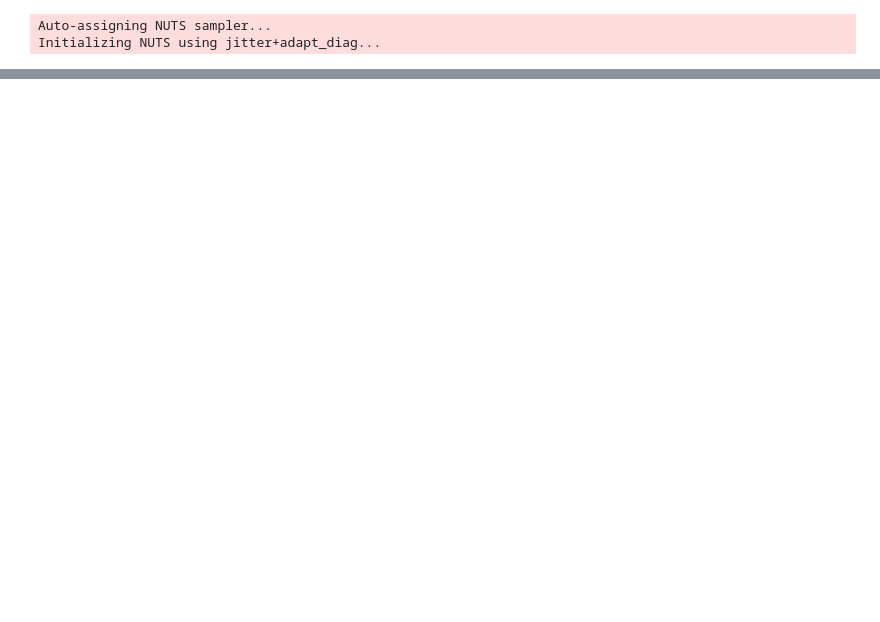
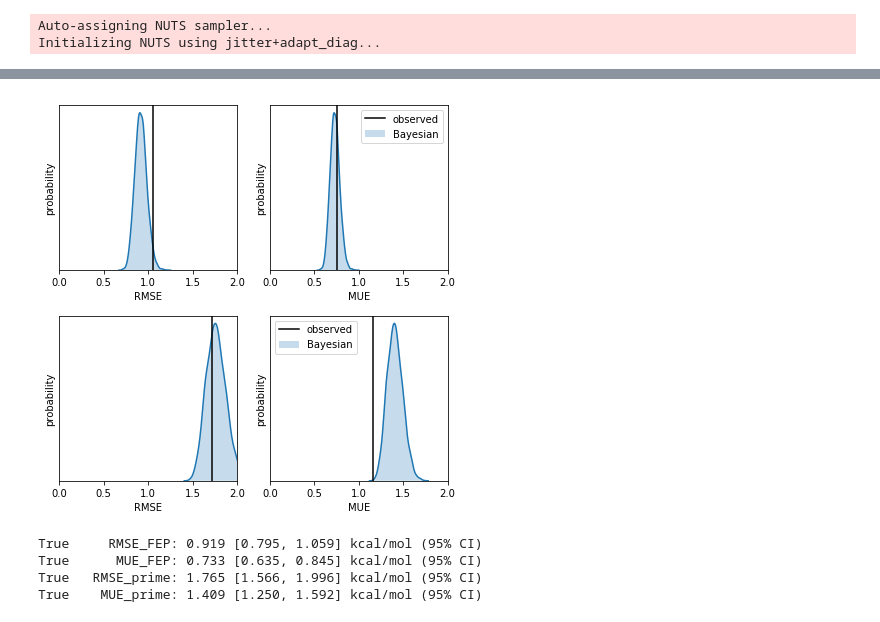
Before and after one commit to kehauser/Predicting-resistance-of-clinical-Abl-mutations-to-targeted-kinase-inhibitors-using-FEP, a Jupyter notebook: Bayesian analysis.ipynb, the cells around one changed output, grey strips where cells are left out. Cells and saved outputs as stored; diff of their text form; code cells hidden in the pictures; blank space fills up the shorter version.

```diff
--- a/Bayesian analysis.ipynb
+++ b/Bayesian analysis.ipynb
@@ -639,0 +666,4 @@ True    MUE_prime: 1.438 [1.273, 1.630] kcal/mol (95% CI)
+# %%
+tki, mut, ic50, DDG_exp_obs, DDG_prime_obs, DDG_FEP_obs, dDDG_FEP_obs = read_all_inpfile('results/Ktest_all_all.dat')
+nmutants = len(tki)
+print(nmutants)
@@ -639,0 +715,66 @@ True    MUE_prime: 1.438 [1.273, 1.630] kcal/mol (95% CI)
+# %%
+# Plot the Bayesian confidence intervals for the RMSE and MUE
+plt.figure(figsize=[6,6]);
+
+# RMSE
+RMSE_obs = rmse(DDG_exp_obs, DDG_FEP_obs.mean(1))
+plt.subplot(221);
+sns.kdeplot(trace['RMSE_FEP'], shade=True);
+plt.plot([RMSE_obs, RMSE_obs], [0, 10], 'k-');
+#plt.legend(['observed', 'Bayesian']);
+plt.xlabel('RMSE');
+plt.ylabel('probability');
+plt.yticks([]);
+plt.xlim([0, 2])
+
+# MUE
+plt.subplot(222);
+MUE_obs = mue(DDG_exp_obs, DDG_FEP_obs.mean(1))
+sns.kdeplot(trace['MUE_FEP'], shade=True);
+plt.plot([MUE_obs, MUE_obs], [0, 10], 'k-');
+plt.legend(['observed', 'Bayesian']);
+plt.xlabel('MUE');
+plt.ylabel('probability');
+plt.yticks([]);
+plt.xlim([0, 2])
+
+# RMSE
+RMSE_obs = rmse(DDG_exp_obs, DDG_prime_obs)
+plt.subplot(223);
+sns.kdeplot(trace['RMSE_prime'], shade=True);
+plt.plot([RMSE_obs, RMSE_obs], [0, 10], 'k-');
+#plt.legend(['observed', 'Bayesian']);
+plt.xlabel('RMSE');
+plt.ylabel('probability');
+plt.yticks([]);
+plt.xlim([0, 2])
+
+
+# MUE
+plt.subplot(224);
+MUE_obs = mue(DDG_exp_obs, DDG_prime_obs)
+sns.kdeplot(trace['MUE_prime'], shade=True);
+plt.plot([MUE_obs, MUE_obs], [0, 10], 'k-');
+plt.legend(['observed', 'Bayesian']);
+plt.xlabel('MUE');
+plt.ylabel('probability');
+plt.yticks([]);
+plt.xlim([0, 2])
+
+plt.tight_layout()
+# %% [output]
+[figure, added]
+# %%
+def show_statistics(trace):
+    for statistic in ['RMSE_FEP', 'MUE_FEP', 'RMSE_prime', 'MUE_prime']:
+        x_t = np.array(trace[statistic])
+        x_mean = x_t.mean()
+        x_low, x_high = ci(x_t)
+        print('True %12s: %.3f [%.3f, %.3f] kcal/mol (95%% CI)' % (statistic, x_mean, x_low, x_high))
+
+show_statistics(trace)
+# %% [output]
+True     RMSE_FEP: 0.919 [0.795, 1.059] kcal/mol (95% CI)
+True      MUE_FEP: 0.733 [0.635, 0.845] kcal/mol (95% CI)
+True   RMSE_prime: 1.765 [1.566, 1.996] kcal/mol (95% CI)
+True    MUE_prime: 1.409 [1.250, 1.592] kcal/mol (95% CI)
```
Also changed, not shown: parts of 21 cells of this notebook.
